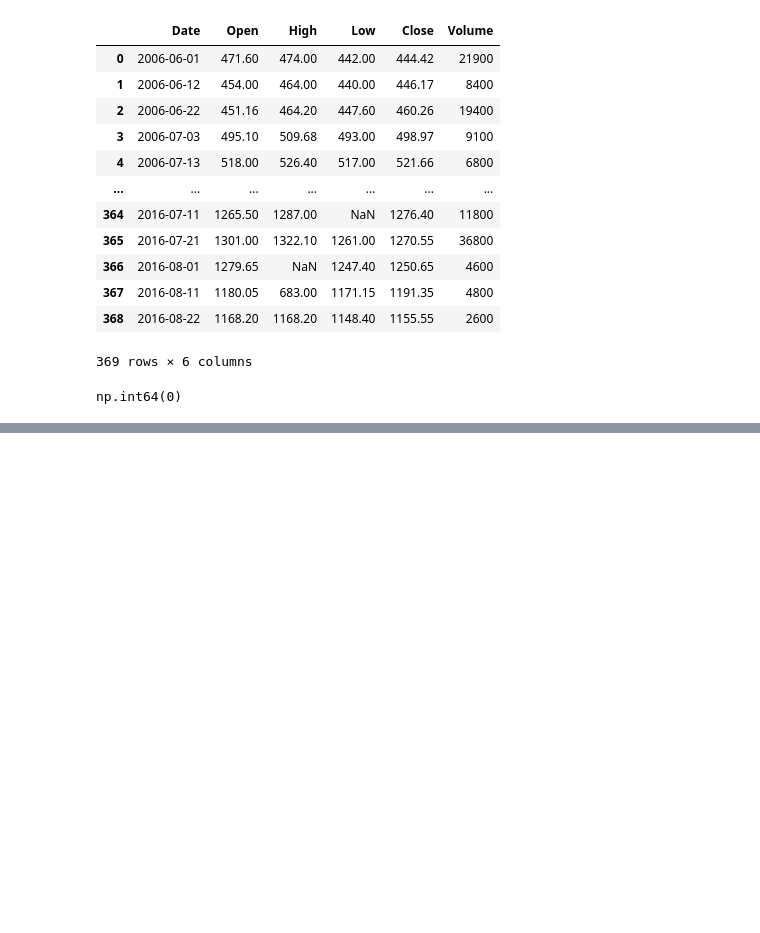
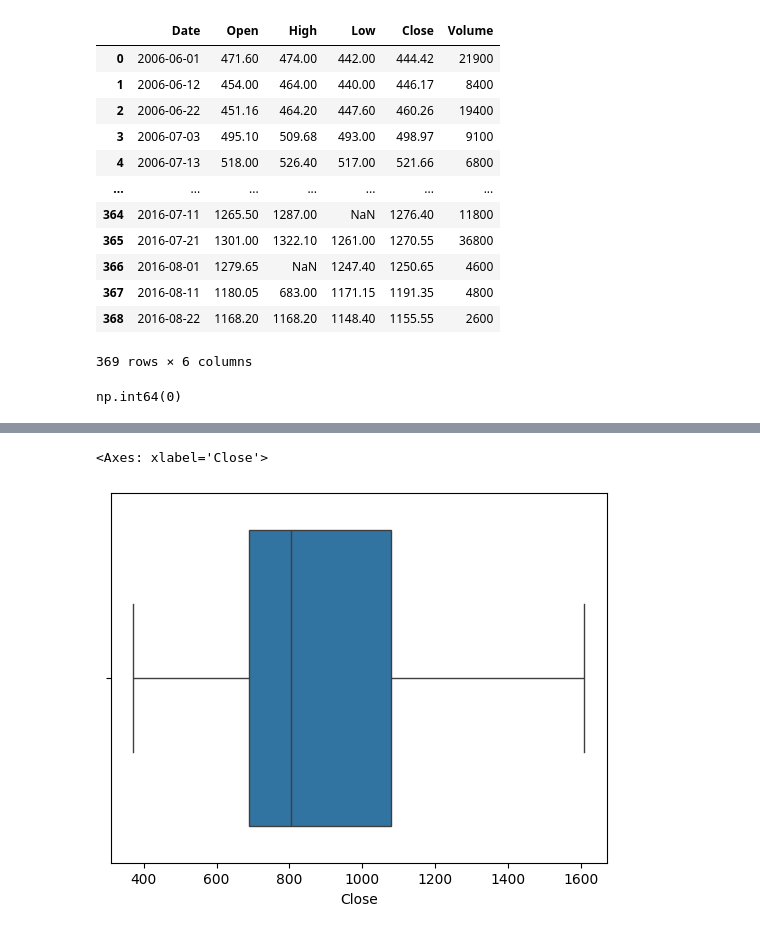
Before and after one commit to shaikh-abdul-hamid/python-for-data-science-iit, a Jupyter notebook: Week - 4_Dataset_for_Data_Visualization/Week - 4_Datasets_for_Data_Preparation/assignment4.ipynb, the cells around one changed output, grey strips where cells are left out. Drawn from its saved outputs; the diff is of its cells as text; code cells hidden in the pictures; blank space fills up the shorter version.

```diff
--- a/Week - 4_Dataset_for_Data_Visualization/Week - 4_Datasets_for_Data_Preparation/assignment4.ipynb
+++ b/Week - 4_Dataset_for_Data_Visualization/Week - 4_Datasets_for_Data_Preparation/assignment4.ipynb
@@ -280,0 +431,5 @@ np.int64(0)
+# %%
+sns.boxplot(x='Close', data=l, showfliers=True)
+# %% [output]
+<Axes: xlabel='Close'>
+[figure, added]
```
Also changed, not shown: parts of 36 cells of this notebook.
